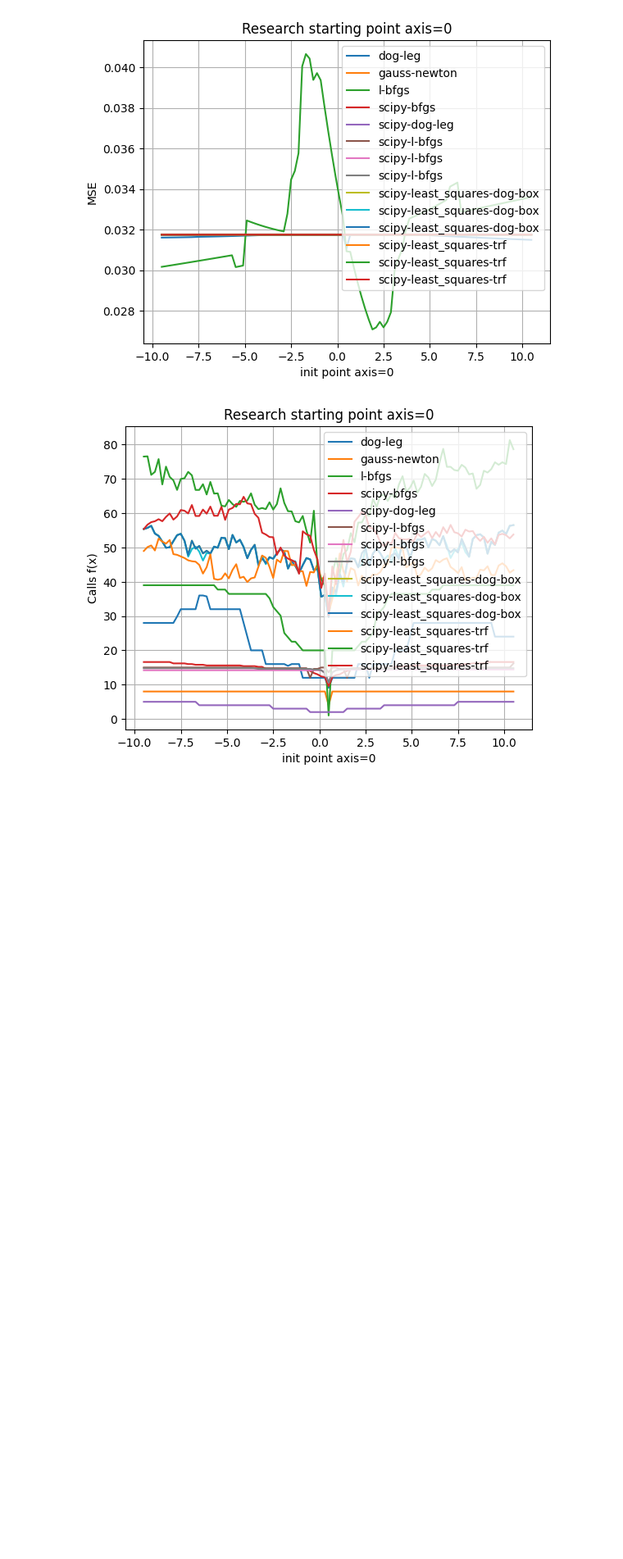
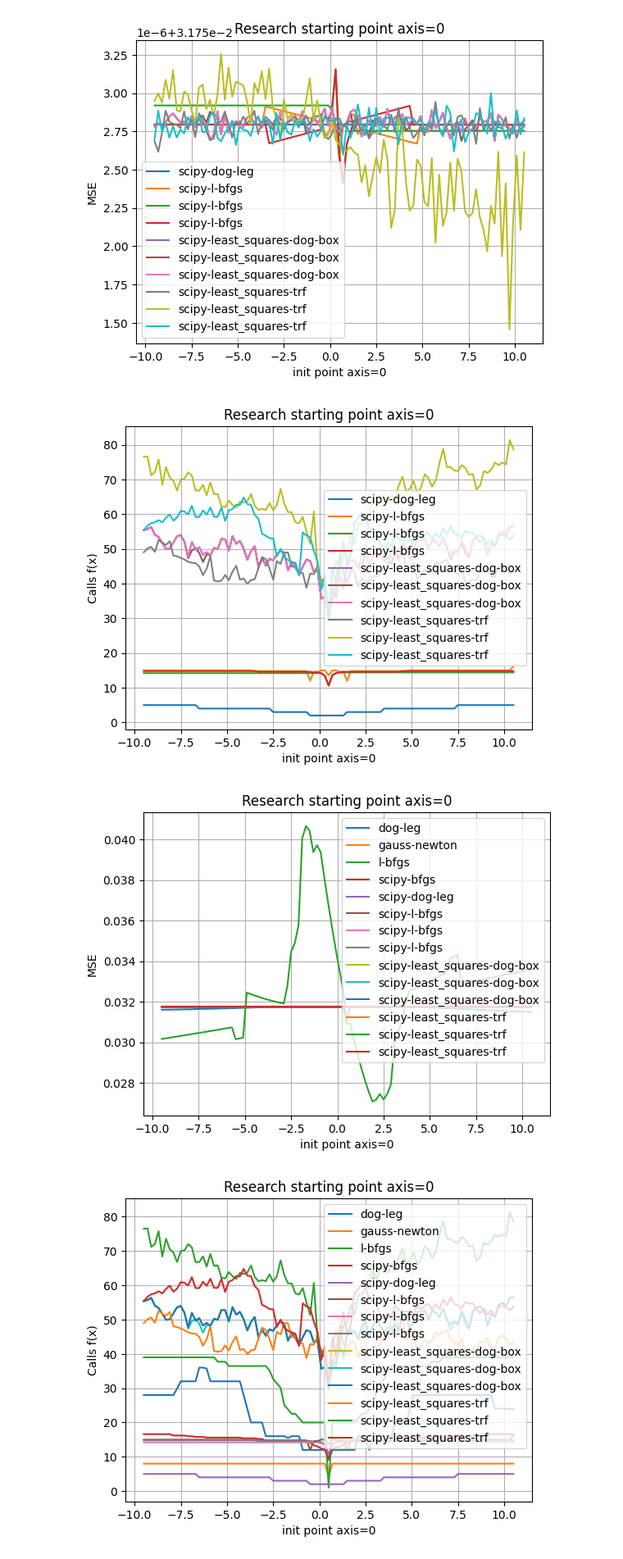
Before and after one commit to trio-at-optimization/optimization-lab4, a Jupyter notebook: Sources/T2/A/Research/results.ipynb, the cells around one changed output. Shown: that part at 82% size. Drawn from its saved outputs; the diff is of its cells as text; code cells hidden in the pictures; blank space fills up the shorter version.

```diff
--- a/Sources/T2/A/Research/results.ipynb
+++ b/Sources/T2/A/Research/results.ipynb
@@ -8,9 +8,12 @@ import matplotlib.pyplot as plt
 # %%
 results = helper.get_filenames_results()
 all_results_list = []
+all_results_list2 = []
 for key in results:
     print(str(key) + ': ' + str(helper.get_params_results(key)))
     all_results_list.append(str(key))
+    if (key != 'X_10_L-BFGS' and key != 'X_10_SCIPY-BFGS' and key != 'X_10_DL' and key != 'X_10_GN'):
+        all_results_list2.append(str(key))
 # %% [output]
 X_10_DL: {'dataset_name': '1', 'method': 'dog-leg', 'init_dist_x': 10, 'init_dist_y': 0, 'init_density_x': 101, 'init_density_y': 1}
 X_10_GN: {'dataset_name': '1', 'method': 'gauss-newton', 'init_dist_x': 10, 'init_dist_y': 0, 'init_density_x': 101, 'init_density_y': 1}
@@ -26,6 +29,11 @@ X_10_SCIPY-LEAST_SQUARES-DOG-BOX_BOUNDS_FULL: {'dataset_name': '1', 'method': 's
 X_10_SCIPY-LEAST_SQUARES-TRF: {'dataset_name': '1', 'method': 'scipy-least_squares-trf', 'init_dist_x': 10, 'init_dist_y': 0, 'init_density_x': 101, 'init_density_y': 1}
 X_10_SCIPY-LEAST_SQUARES-TRF_BOUNDS_0-1: {'dataset_name': '1', 'method': 'scipy-least_squares-trf', 'init_dist_x': 10, 'init_dist_y': 0, 'init_density_x': 101, 'init_density_y': 1}
 X_10_SCIPY-LEAST_SQUARES-TRF_BOUNDS_FULL: {'dataset_name': '1', 'method': 'scipy-least_squares-trf', 'init_dist_x': 10, 'init_dist_y': 0, 'init_density_x': 101, 'init_density_y': 1}
+# %%
+helper.parse_and_print_few(all_results_list2)
+# %% [output]
+[figure, added]
+[figure, added]
 # %%
 helper.parse_and_print_few(all_results_list)
 # %% [output]
```
Also changed, not shown: 12 other files.
